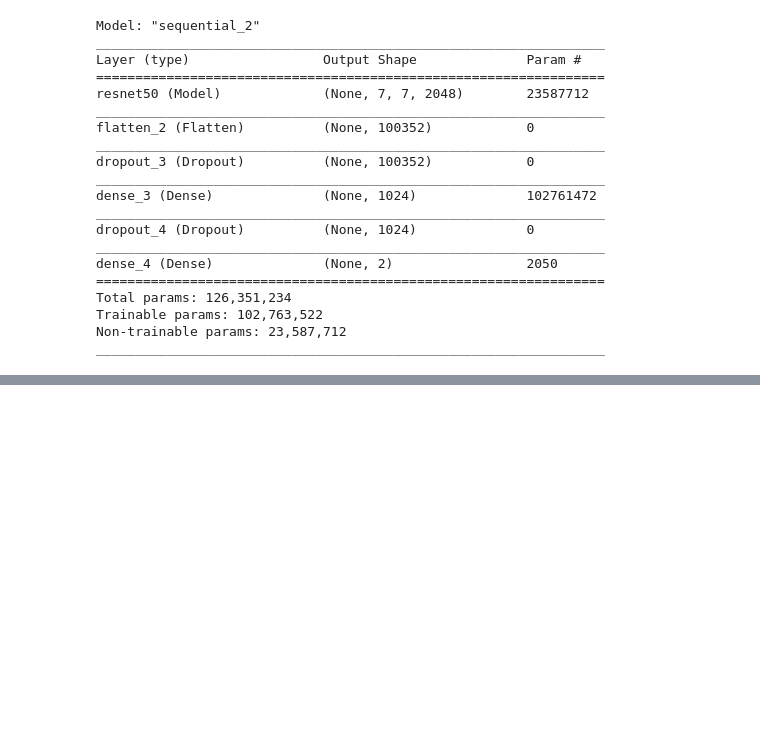
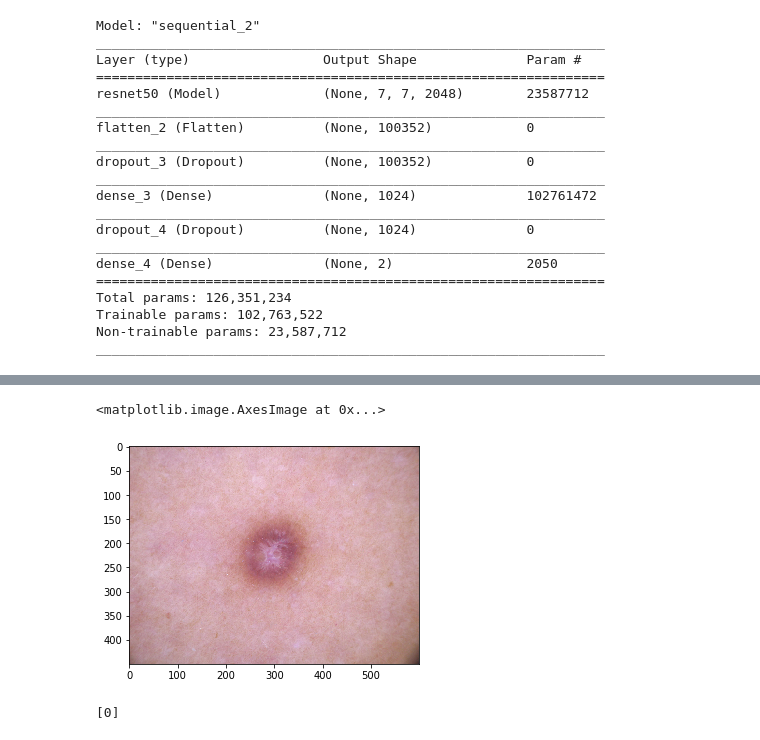
Before and after one commit to jleibow27/Melanoma, a Jupyter notebook: code/Model.ipynb, the cells around one changed output, grey strips where cells are left out. Saved outputs shown, nothing was run; the diff lists cells and outputs as text; code cells hidden in the pictures; blank space fills up the shorter version.

```diff
--- a/code/Model.ipynb
+++ b/code/Model.ipynb
@@ -84,0 +69,22 @@ cv2.destroyAllWindows()
+# %%
+jl = mpimg.imread('../test_images/non_m.jpg')
+plt.imshow(jl)
+# %% [output]
+<matplotlib.image.AxesImage at 0x...>
+[figure, added]
+# %%
+# predicting images
+img = image.load_img('../test_images/mel.jpeg', target_size=(img_width, img_height))
+x = image.img_to_array(img)
+x = np.expand_dims(x, axis=0)
+
+
+images = np.vstack([x])
+classes = mel_model.predict_classes(images, batch_size=1)
+print(classes)
+
+# print the classes, the images belong to
+# print(classes)
+# print(classes[0])
+# %% [output]
+[0]
```
Also changed, not shown: parts of 5 cells of this notebook, 5 other files.
